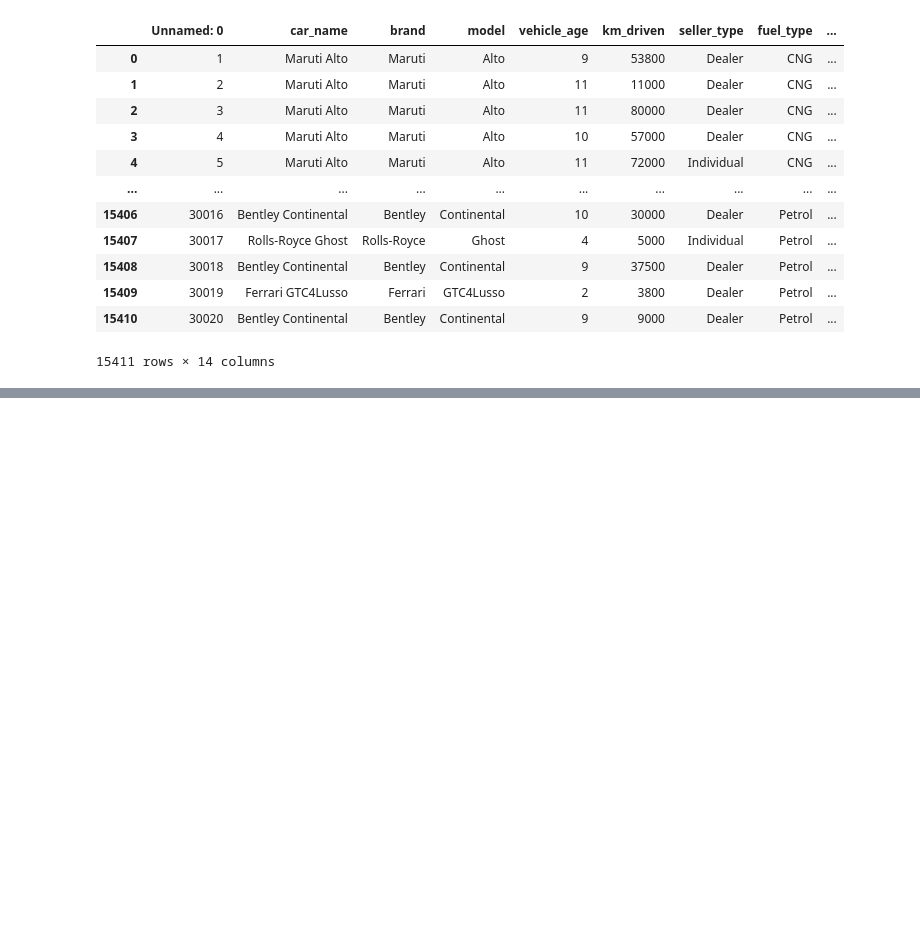
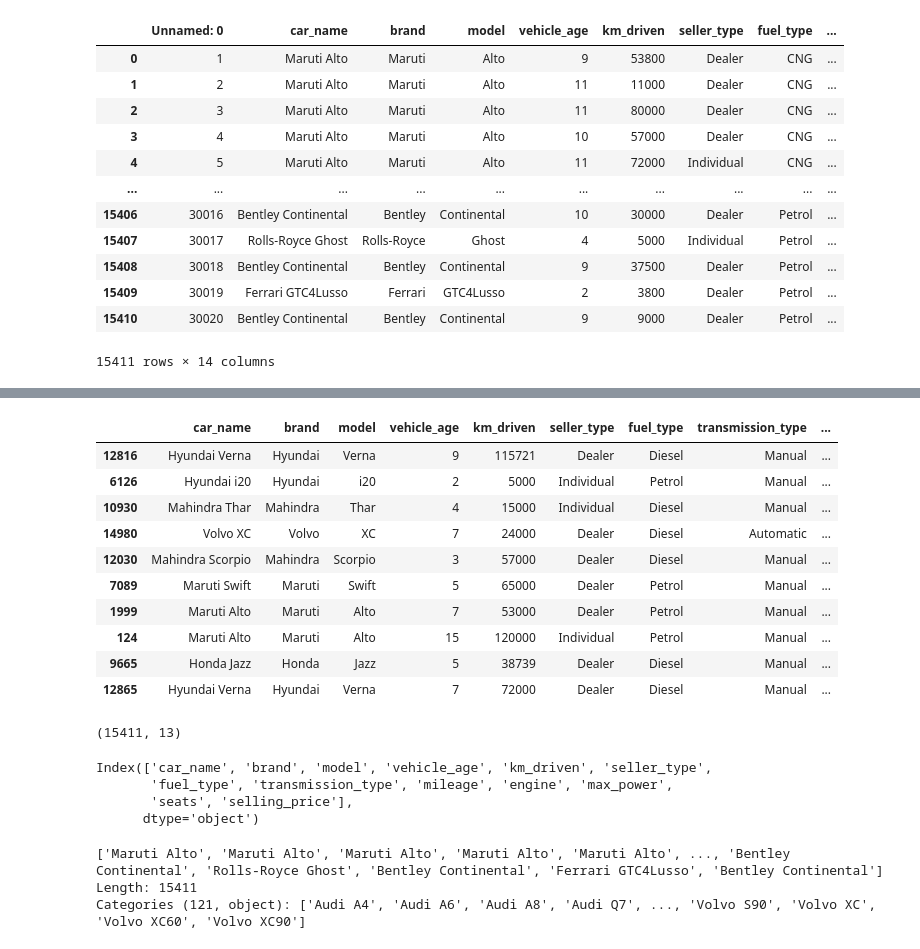
Before and after one commit to kassi-claude/project, a Jupyter notebook: main.ipynb, the cells around one changed output, grey strips where cells are left out. Drawn from its saved outputs; the diff is of its cells as text; code cells hidden in the pictures; blank space fills up the shorter version.

```diff
--- a/main.ipynb
+++ b/main.ipynb
@@ -42,0 +175,31 @@ df
+# %%
+df.sample(10)
+# %% [output]
+|  | car_name | brand | model | vehicle_age | km_driven | seller_type | fuel_type | transmission_type | ... |
+| 12816 | Hyundai Verna | Hyundai | Verna | 9 | 115721 | Dealer | Diesel | Manual | ... |
+| 6126 | Hyundai i20 | Hyundai | i20 | 2 | 5000 | Individual | Petrol | Manual | ... |
+| 10930 | Mahindra Thar | Mahindra | Thar | 4 | 15000 | Individual | Diesel | Manual | ... |
+| 14980 | Volvo XC | Volvo | XC | 7 | 24000 | Dealer | Diesel | Automatic | ... |
+| 12030 | Mahindra Scorpio | Mahindra | Scorpio | 3 | 57000 | Dealer | Diesel | Manual | ... |
+| 7089 | Maruti Swift | Maruti | Swift | 5 | 65000 | Dealer | Petrol | Manual | ... |
+| 1999 | Maruti Alto | Maruti | Alto | 7 | 53000 | Dealer | Petrol | Manual | ... |
+| 124 | Maruti Alto | Maruti | Alto | 15 | 120000 | Individual | Petrol | Manual | ... |
+| 9665 | Honda Jazz | Honda | Jazz | 5 | 38739 | Dealer | Diesel | Manual | ... |
+| 12865 | Hyundai Verna | Hyundai | Verna | 7 | 72000 | Dealer | Diesel | Manual | ... |
+# %%
+df.shape
+# %% [output]
+(15411, 13)
+# %%
+df.columns
+# %% [output]
+Index(['car_name', 'brand', 'model', 'vehicle_age', 'km_driven', 'seller_type',
+       'fuel_type', 'transmission_type', 'mileage', 'engine', 'max_power',
+       'seats', 'selling_price'],
+      dtype='object')
+# %%
+pd.Categorical(df['car_name'])
+# %% [output]
+['Maruti Alto', 'Maruti Alto', 'Maruti Alto', 'Maruti Alto', 'Maruti Alto', ..., 'Bentley Continental', 'Rolls-Royce Ghost', 'Bentley Continental', 'Ferrari GTC4Lusso', 'Bentley Continental']
+Length: 15411
+Categories (121, object): ['Audi A4', 'Audi A6', 'Audi A8', 'Audi Q7', ..., 'Volvo S90', 'Volvo XC', 'Volvo XC60', 'Volvo XC90']
```
Also changed, not shown: parts of 17 cells of this notebook.
